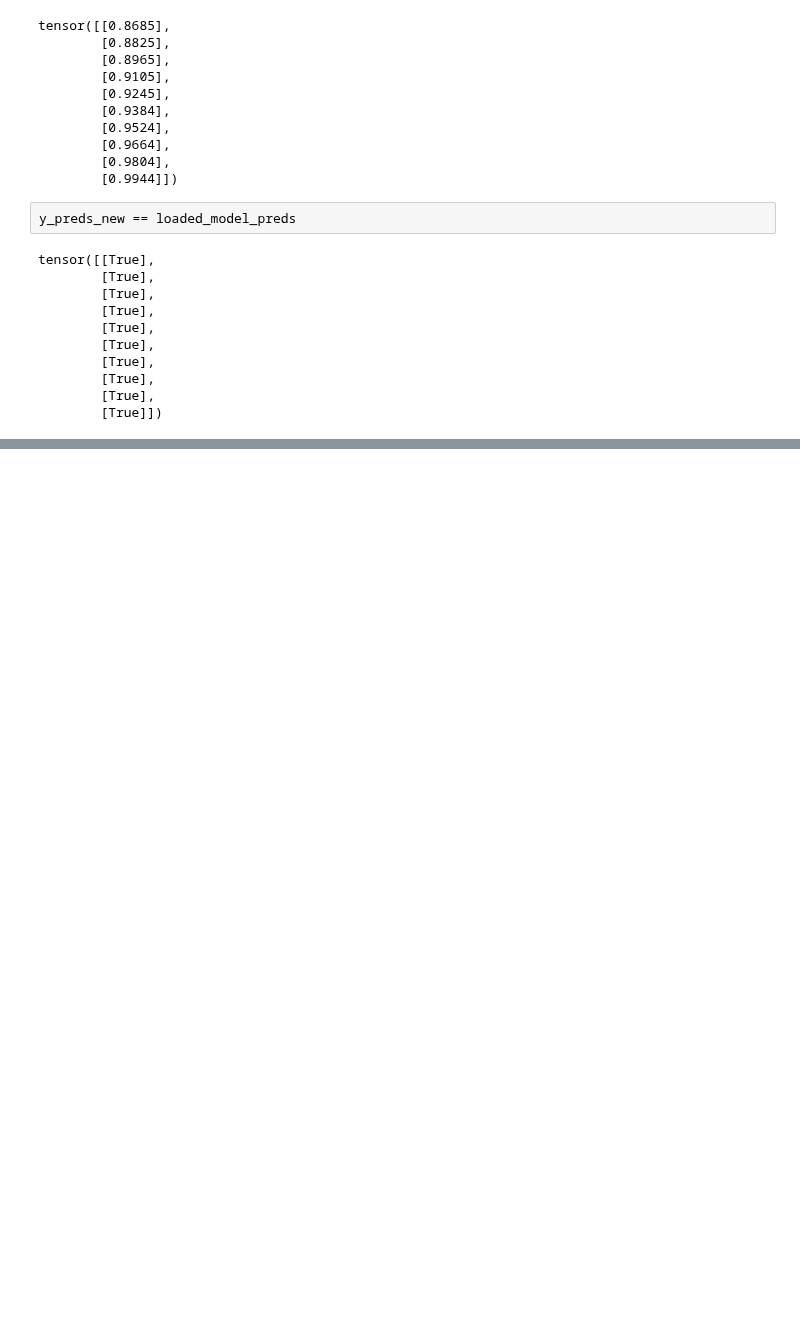
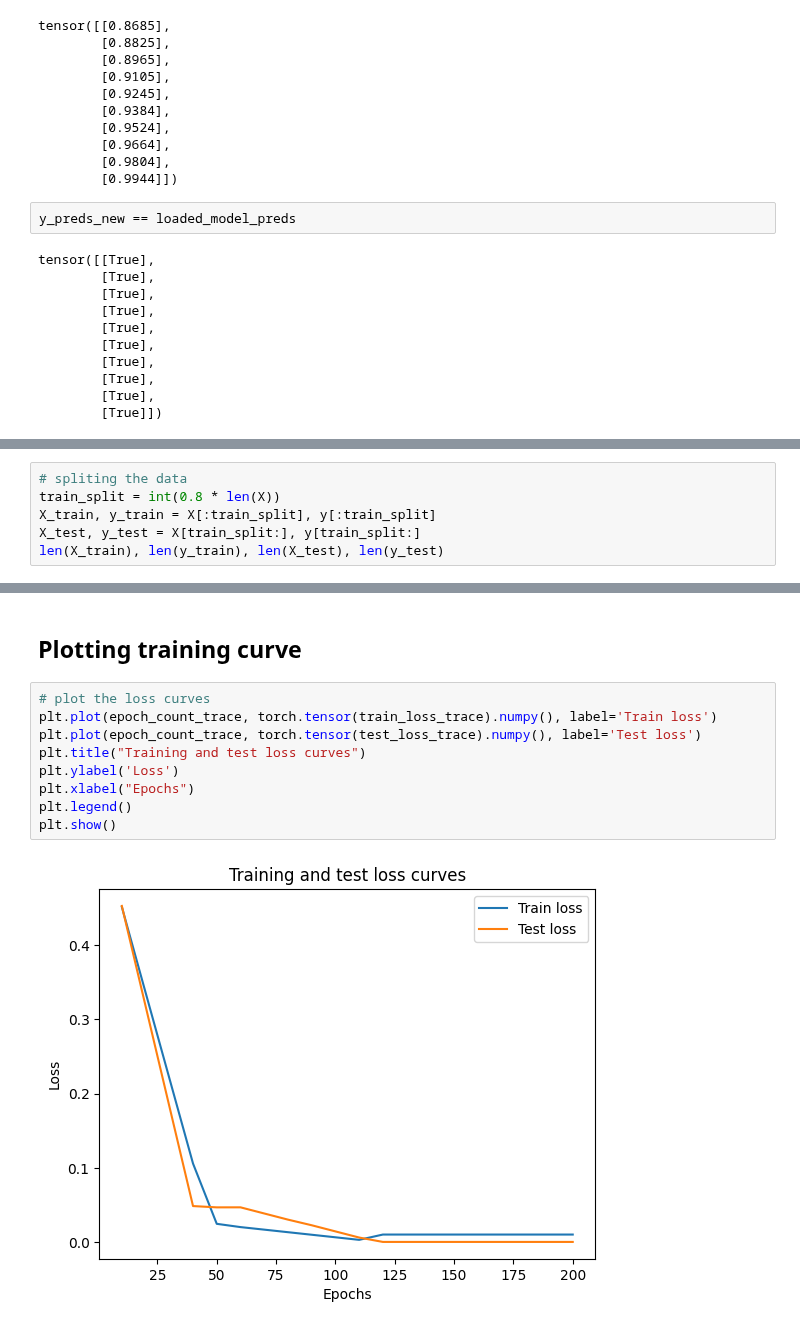
Before and after one commit to Muntasir2179/pytorch-learnig, a Jupyter notebook: 01_pytorch_workflow.ipynb, the cells around one changed output, grey strips where cells are left out. Drawn from its saved outputs; the diff is of its cells as text; blank space fills up the shorter version.

```diff
--- a/01_pytorch_workflow.ipynb
+++ b/01_pytorch_workflow.ipynb
@@ -365,0 +437,6 @@ tensor([[True],
+# %%
+# spliting the data
+train_split = int(0.8 * len(X))
+X_train, y_train = X[:train_split], y[:train_split]
+X_test, y_test = X[train_split:], y[train_split:]
+len(X_train), len(y_train), len(X_test), len(y_test)
@@ -365,0 +567,13 @@ tensor([[True],
+# %% [markdown]
+## Plotting training curve
+# %%
+# plot the loss curves
+plt.plot(epoch_count_trace, torch.tensor(train_loss_trace).numpy(), label='Train loss')
+plt.plot(epoch_count_trace, torch.tensor(test_loss_trace).numpy(), label='Test loss')
+plt.title("Training and test loss curves")
+plt.ylabel('Loss')
+plt.xlabel("Epochs")
+plt.legend()
+plt.show()
+# %% [output]
+[figure, added]
```
Also changed, not shown: parts of 22 cells of this notebook.
